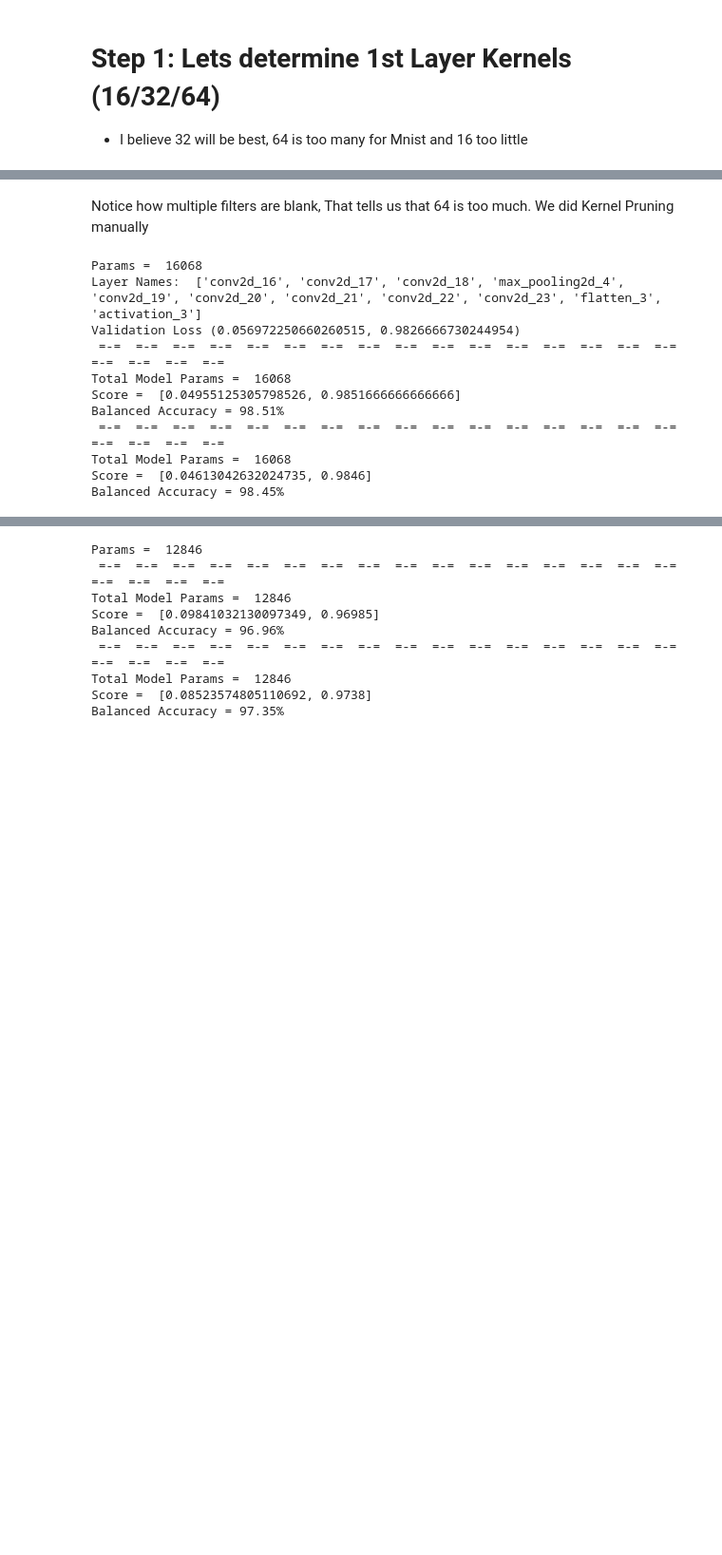
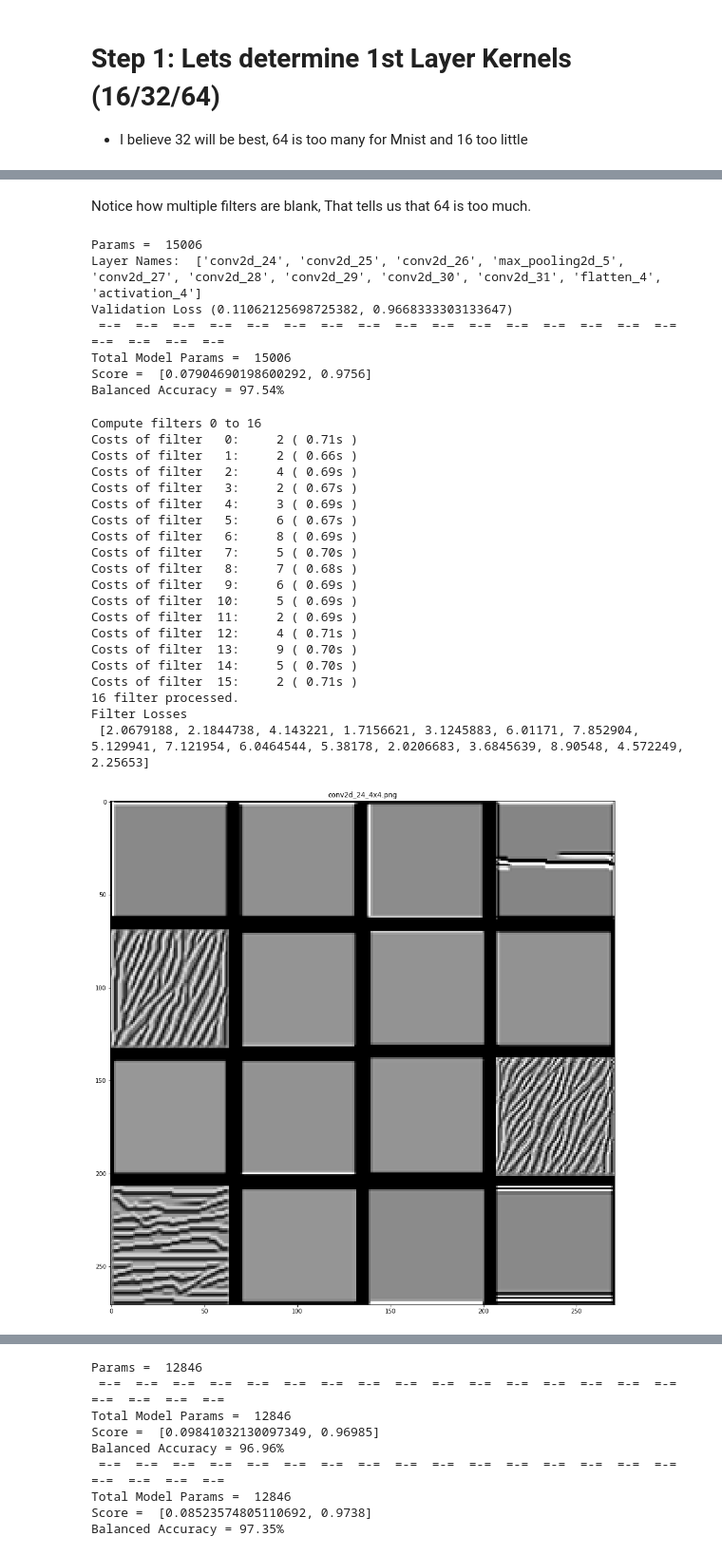
Before and after one commit to faizanahemad/eva, a Jupyter notebook: assignment-4/1st_CandidateArchitectures.ipynb, the cells around one changed output, grey strips where cells are left out. Shown at 95% size. Cells and saved outputs as stored; diff of their text form; code cells hidden in the pictures; blank space fills up the shorter version.

```diff
--- a/assignment-4/1st_CandidateArchitectures.ipynb
+++ b/assignment-4/1st_CandidateArchitectures.ipynb
@@ -135,5 +131,5 @@ Filter Losses
 # %% [markdown]
-Notice how multiple filters are blank, That tells us that 64 is too much. We did Kernel Pruning manually
+Notice how multiple filters are blank, That tells us that 64 is too much.
 # %%
 
 model = Sequential()
@@ -141,7 +137,7 @@ model = Sequential()
 
 model.add(Convolution2D(16, 3, 3, activation='relu', input_shape=(28,28,1))) # 26
 model.add(Convolution2D(32, 3,3, activation='relu')) # 24
-model.add(Convolution2D(16, 1, activation='relu'))
+model.add(Convolution2D(10, 1, activation='relu'))
 model.add(MaxPooling2D(pool_size=(2, 2))) # 12
 model.add(Convolution2D(16, 3,3, activation='relu')) # 10
 model.add(Convolution2D(16, 3,3, activation='relu')) # 8
@@ -159,7 +155,7 @@ model.compile(loss='categorical_crossentropy',
              optimizer="adam",
              metrics=['accuracy'])
 
-train_history = model.fit(X_train, Y_train, batch_size=2048, epochs=20, verbose=0, shuffle=True, validation_split=0.1)
+train_history = model.fit(X_train, Y_train, batch_size=2048, epochs=10, verbose=0, shuffle=True, validation_split=0.1)
 print("Layer Names: ",[layer.name for layer in model.layers[0:]])
 val_metrics = (train_history.history['val_loss'][-1],train_history.history['val_acc'][-1])
 print("Validation Loss",val_metrics)
@@ -167,14 +163,10 @@ print("Validation Loss",val_metrics)
 _=evaluate(model,X_train, Y_train,classes=get_mnist_labels(),print_results=True, plot_results=False)
 _=evaluate(model,X_test, Y_test,classes=get_mnist_labels(),print_results=True, plot_results=False)
 # %% [output]
-Params =  16068
-Layer Names:  ['conv2d_16', 'conv2d_17', 'conv2d_18', 'max_pooling2d_4', 'conv2d_19', 'conv2d_20', 'conv2d_21', 'conv2d_22', 'conv2d_23', 'flatten_3', 'activation_3']
-Validation Loss (0.056972250660260515, 0.9826666730244954)
+Params =  15006
+Layer Names:  ['conv2d_24', 'conv2d_25', 'conv2d_26', 'max_pooling2d_5', 'conv2d_27', 'conv2d_28', 'conv2d_29', 'conv2d_30', 'conv2d_31', 'flatten_4', 'activation_4']
+Validation Loss (0.11062125698725382, 0.9668333303133647)
  =-=  =-=  =-=  =-=  =-=  =-=  =-=  =-=  =-=  =-=  =-=  =-=  =-=  =-=  =-=  =-=  =-=  =-=  =-=  =-=
-Total Model Params =  16068
-Score =  [0.04955125305798526, 0.9851666666666666]
-Balanced Accuracy = 98.51%
- =-=  =-=  =-=  =-=  =-=  =-=  =-=  =-=  =-=  =-=  =-=  =-=  =-=  =-=  =-=  =-=  =-=  =-=  =-=  =-=
-Total Model Params =  16068
-Score =  [0.04613042632024735, 0.9846]
-Balanced Accuracy = 98.45%
+Total Model Params =  15006
+Score =  [0.07904690198600292, 0.9756]
+Balanced Accuracy = 97.54%
@@ -473 +173,27 @@ def visualize_layer(model,
+# %%
+visualize_layer(model,"conv2d_24",filter_range=(0,16),upscaling_steps=20,
+                    upscaling_factor=1.05,
+                    output_dim=(64, 64),step=0.5,epochs=20)
+# %% [output]
+Compute filters 0 to 16
+Costs of filter   0:     2 ( 0.71s )
+Costs of filter   1:     2 ( 0.66s )
+Costs of filter   2:     4 ( 0.69s )
+Costs of filter   3:     2 ( 0.67s )
+Costs of filter   4:     3 ( 0.69s )
+Costs of filter   5:     6 ( 0.67s )
+Costs of filter   6:     8 ( 0.69s )
+Costs of filter   7:     5 ( 0.70s )
+Costs of filter   8:     7 ( 0.68s )
+Costs of filter   9:     6 ( 0.69s )
+Costs of filter  10:     5 ( 0.69s )
+Costs of filter  11:     2 ( 0.69s )
+Costs of filter  12:     4 ( 0.71s )
+Costs of filter  13:     9 ( 0.70s )
+Costs of filter  14:     5 ( 0.70s )
+Costs of filter  15:     2 ( 0.71s )
+16 filter processed.
+Filter Losses
+ [2.0679188, 2.1844738, 4.143221, 1.7156621, 3.1245883, 6.01171, 7.852904, 5.129941, 7.121954, 6.0464544, 5.38178, 2.0206683, 3.6845639, 8.90548, 4.572249, 2.25653]
+[figure, added]
 # %%
```
Also changed, not shown: parts of 11 cells of this notebook.
